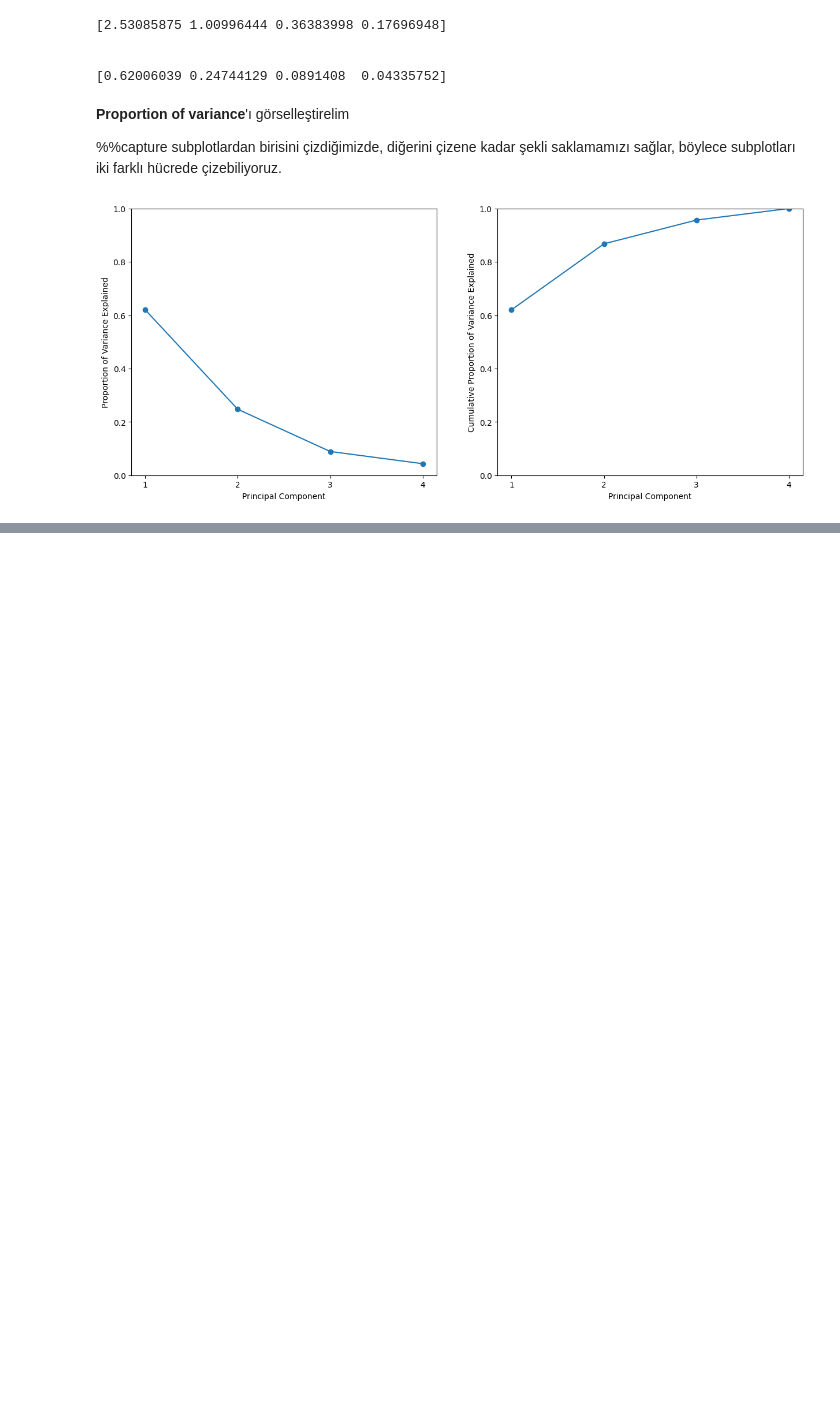
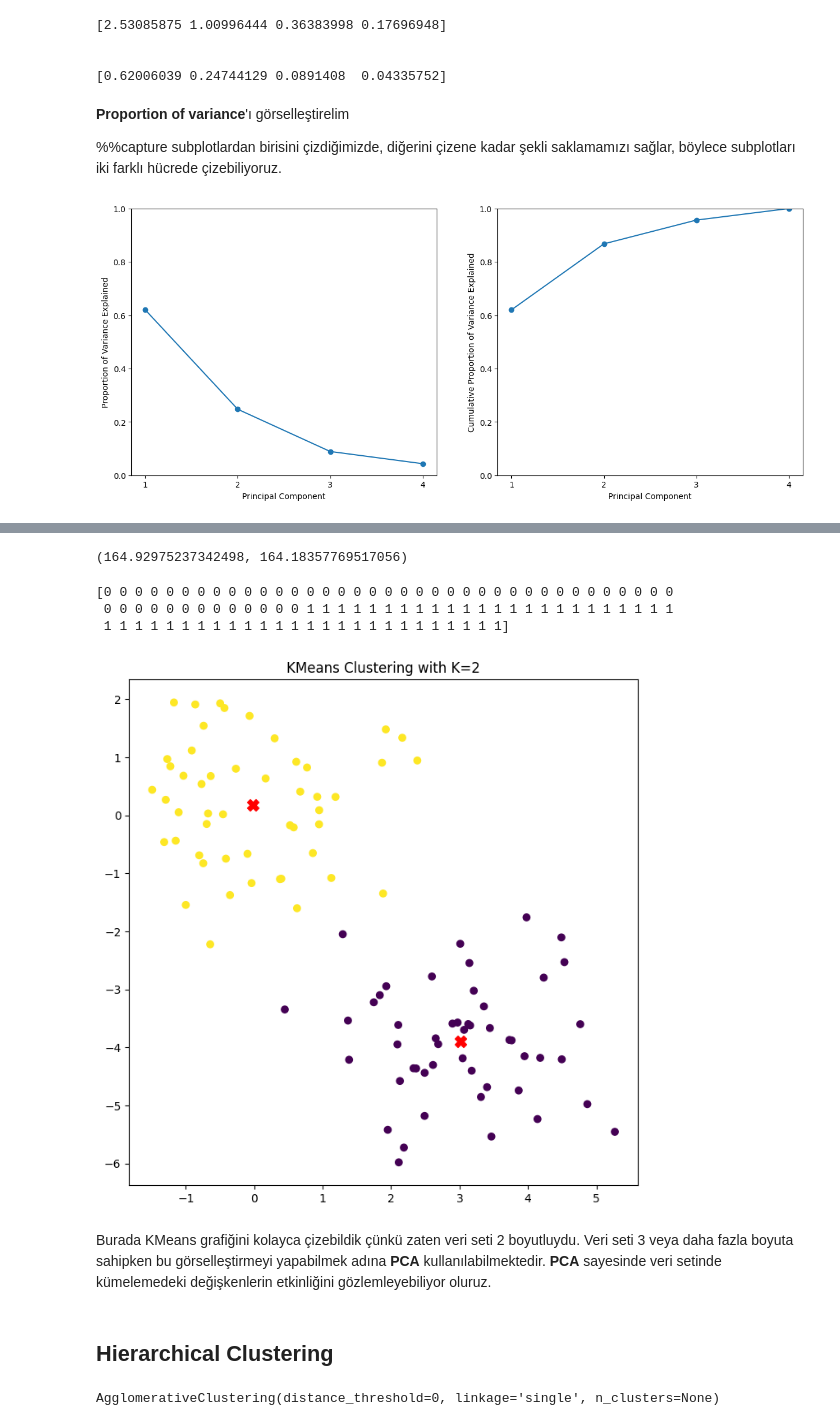
Before and after one commit to umutky/ds_study, a Jupyter notebook: dimensionality_reduction.ipynb, the cells around one changed output, grey strips where cells are left out. Drawn from its saved outputs; the diff is of its cells as text; code cells hidden in the pictures; blank space fills up the shorter version.

```diff
--- a/dimensionality_reduction.ipynb
+++ b/dimensionality_reduction.ipynb
@@ -171,0 +176,6 @@ fig
+# %%
+np.random.seed(0)
+
+X = np.random.standard_normal((100, 2));
+X[:50, 0] += 3;
+X[:50, 1] -= 4;
@@ -171,0 +217,37 @@ fig
+# %%
+kmeans1 = KMeans(n_clusters=3, random_state=3,n_init=1).fit(X)
+kmeans20 = KMeans(n_clusters=3, random_state=3, n_init=50).fit(X);
+kmeans1.inertia_, kmeans20.inertia_
+# %% [output]
+(164.92975237342498, 164.18357769517056)
+# %%
+kmeans = KMeans(n_clusters=2, n_init=20, random_state=2).fit(X)
+print(kmeans.labels_)
+
+fig, ax = plt.subplots(1, 1, figsize=(8, 8))
+ax.scatter(X[:, 0], X[:, 1], c=kmeans.labels_)
+ax.scatter(kmeans.cluster_centers_[:, 0], kmeans.cluster_centers_[:, 1], s=100, marker='X', c='red')
+ax.set_title('KMeans Clustering with K=2')
+plt.show()
+# %% [output]
+[0 0 0 0 0 0 0 0 0 0 0 0 0 0 0 0 0 0 0 0 0 0 0 0 0 0 0 0 0 0 0 0 0 0 0 0 0
+ 0 0 0 0 0 0 0 0 0 0 0 0 0 1 1 1 1 1 1 1 1 1 1 1 1 1 1 1 1 1 1 1 1 1 1 1 1
+ 1 1 1 1 1 1 1 1 1 1 1 1 1 1 1 1 1 1 1 1 1 1 1 1 1 1]
+[figure, added]
+# %% [markdown]
+Burada KMeans grafiğini kolayca çizebildik çünkü zaten veri seti 2 boyutluydu. Veri seti 3 veya daha fazla boyuta sahipken bu görselleştirmeyi yapabilmek adına __PCA__ kullanılabilmektedir. __PCA__ sayesinde veri setinde kümelemedeki değişkenlerin etkinliğini gözlemleyebiliyor oluruz.
+# %% [markdown]
+## Hierarchical Clustering
+# %%
+from sklearn.cluster import AgglomerativeClustering
+
+hc_comp = AgglomerativeClustering(distance_threshold=0, n_clusters=None, linkage='complete')
+hc_comp.fit(X)
+
+hc_avg = AgglomerativeClustering(distance_threshold=0, n_clusters=None, linkage='average')
+hc_avg.fit(X)
+
+hc_single = AgglomerativeClustering(distance_threshold=0, n_clusters=None, linkage='single')
+hc_single.fit(X)
+# %% [output]
+AgglomerativeClustering(distance_threshold=0, linkage='single', n_clusters=None)
```
Also changed, not shown: parts of 6 cells of this notebook.
